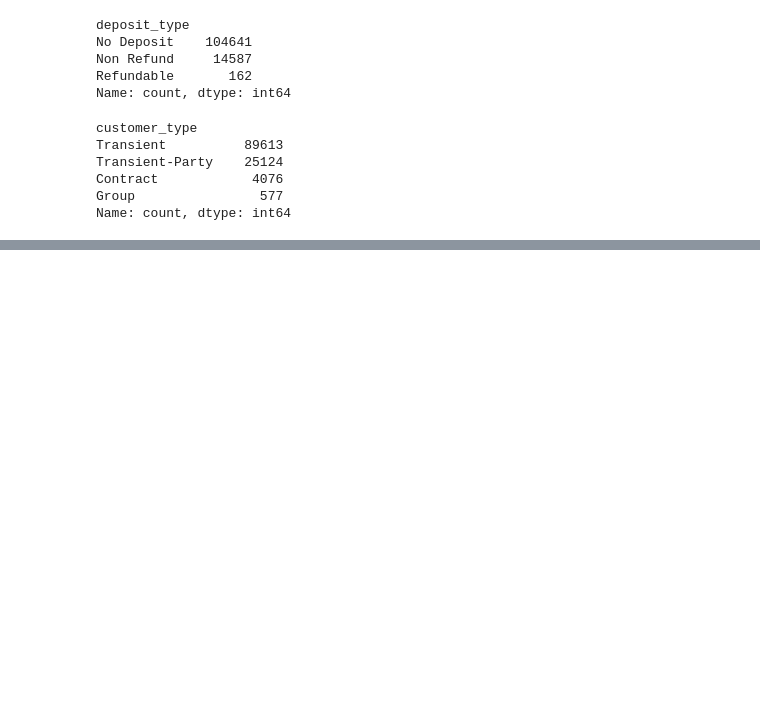
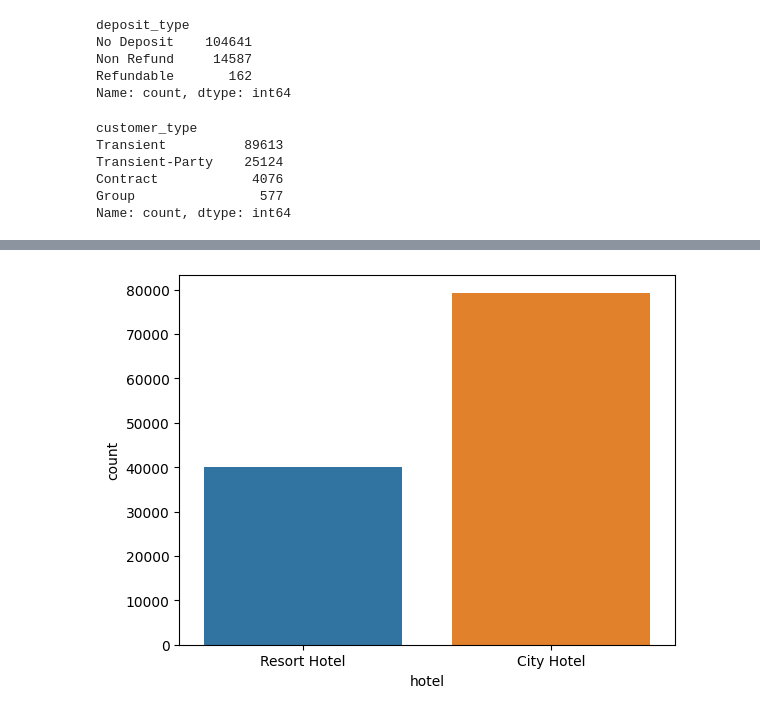
Before and after one commit to abhaygzb15/Hotel_Data_Analytics, a Jupyter notebook: Project1_hotelbookings/Hotel_Bookings_Data_Analytics.ipynb, the cells around one changed output, grey strips where cells are left out. Drawn from its saved outputs; the diff is of its cells as text; code cells hidden in the pictures; blank space fills up the shorter version.

Commit message:
Made Countplots of various columns

```diff
--- a/Project1_hotelbookings/Hotel_Bookings_Data_Analytics.ipynb
+++ b/Project1_hotelbookings/Hotel_Bookings_Data_Analytics.ipynb
@@ -138,0 +150,5 @@ Name: count, dtype: int64
+# %%
+sns.countplot(x='hotel',data=df)
+plt.show()
+# %% [output]
+[figure, added]
```
Also changed, not shown: parts of 3 cells of this notebook.
